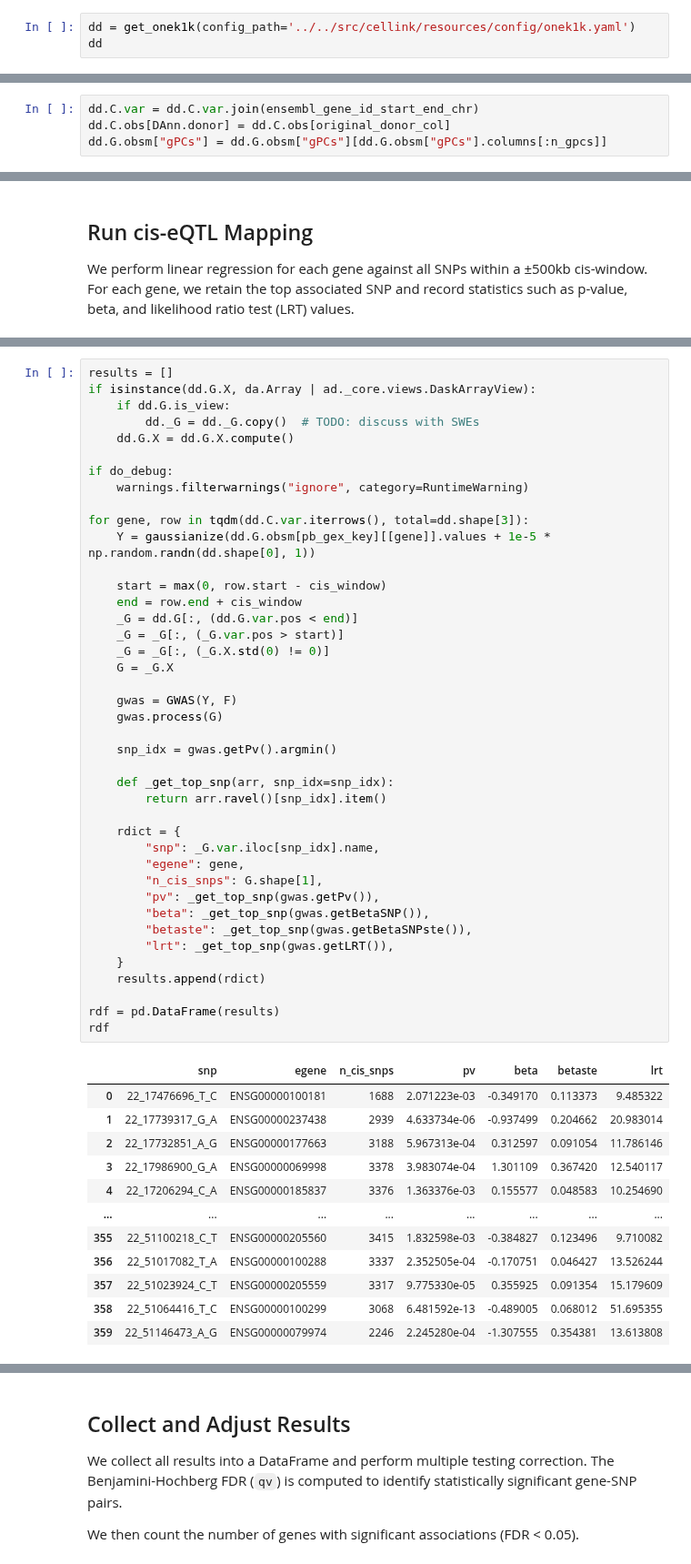
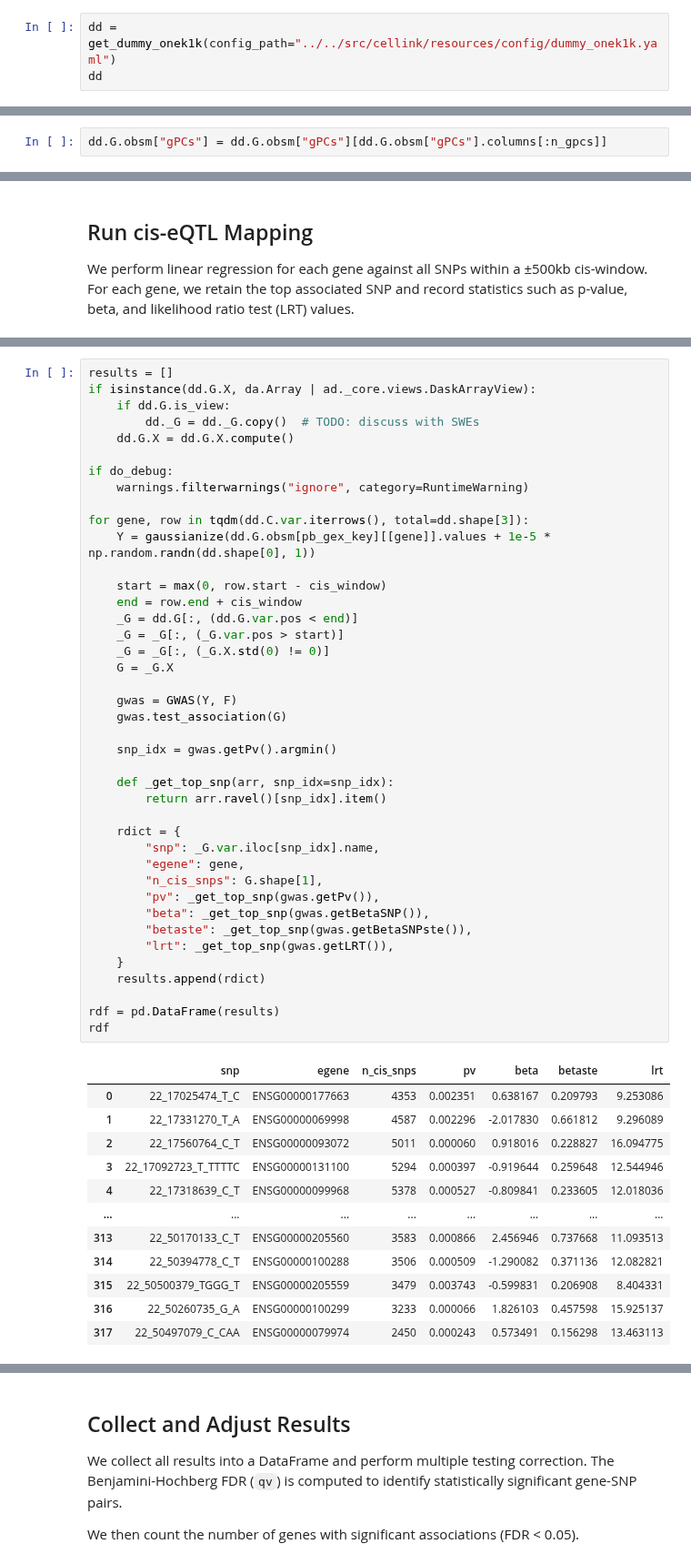
Before and after one commit to theislab/cellink, a Jupyter notebook: docs/tutorials/pseudobulk_eqtl.ipynb, the cells around one changed output, grey strips where cells are left out. Shown at 91% size. Drawn from its saved outputs; the diff is of its cells as text.

```diff
--- a/docs/tutorials/pseudobulk_eqtl.ipynb
+++ b/docs/tutorials/pseudobulk_eqtl.ipynb
@@ -45,4 +44,4 @@ Here, we load a prepared dataset (`onek1k`) that includes genotype and expressio
 # %%
-dd = get_onek1k(config_path='../../src/cellink/resources/config/onek1k.yaml')
+dd = get_dummy_onek1k(config_path="../../src/cellink/resources/config/dummy_onek1k.yaml")
 dd
 # %% [output]
@@ -101,6 +68,4 @@ ensembl_gene_id_start_end_chr
 # %%
-dd.C.var = dd.C.var.join(ensembl_gene_id_start_end_chr)
-dd.C.obs[DAnn.donor] = dd.C.obs[original_donor_col]
 dd.G.obsm["gPCs"] = dd.G.obsm["gPCs"][dd.G.obsm["gPCs"].columns[:n_gpcs]]
 # %% [markdown]
 ## Normalize and Filter Expression Data
@@ -250,42 +212,42 @@ for gene, row in tqdm(dd.C.var.iterrows(), total=dd.shape[3]):
 
     start = max(0, row.start - cis_window)
     end = row.end + cis_window
     _G = dd.G[:, (dd.G.var.pos < end)]
     _G = _G[:, (_G.var.pos > start)]
     _G = _G[:, (_G.X.std(0) != 0)]
     G = _G.X
 
     gwas = GWAS(Y, F)
-    gwas.process(G)
+    gwas.test_association(G)
 
     snp_idx = gwas.getPv().argmin()
 
     def _get_top_snp(arr, snp_idx=snp_idx):
         return arr.ravel()[snp_idx].item()
 
     rdict = {
         "snp": _G.var.iloc[snp_idx].name,
         "egene": gene,
         "n_cis_snps": G.shape[1],
         "pv": _get_top_snp(gwas.getPv()),
         "beta": _get_top_snp(gwas.getBetaSNP()),
         "betaste": _get_top_snp(gwas.getBetaSNPste()),
         "lrt": _get_top_snp(gwas.getLRT()),
     }
     results.append(rdict)
 
 rdf = pd.DataFrame(results)
 rdf
 # %% [output]
 |  | snp | egene | n_cis_snps | pv | beta | betaste | lrt |
-| 0 | 22_17476696_T_C | ENSG00000100181 | 1688 | 2.071223e-03 | -0.349170 | 0.113373 | 9.485322 |
-| 1 | 22_17739317_G_A | ENSG00000237438 | 2939 | 4.633734e-06 | -0.937499 | 0.204662 | 20.983014 |
-| 2 | 22_17732851_A_G | ENSG00000177663 | 3188 | 5.967313e-04 | 0.312597 | 0.091054 | 11.786146 |
-| 3 | 22_17986900_G_A | ENSG00000069998 | 3378 | 3.983074e-04 | 1.301109 | 0.367420 | 12.540117 |
-| 4 | 22_17206294_C_A | ENSG00000185837 | 3376 | 1.363376e-03 | 0.155577 | 0.048583 | 10.254690 |
+| 0 | 22_17025474_T_C | ENSG00000177663 | 4353 | 0.002351 | 0.638167 | 0.209793 | 9.253086 |
+| 1 | 22_17331270_T_A | ENSG00000069998 | 4587 | 0.002296 | -2.017830 | 0.661812 | 9.296089 |
+| 2 | 22_17560764_C_T | ENSG00000093072 | 5011 | 0.000060 | 0.918016 | 0.228827 | 16.094775 |
+| 3 | 22_17092723_T_TTTTC | ENSG00000131100 | 5294 | 0.000397 | -0.919644 | 0.259648 | 12.544946 |
+| 4 | 22_17318639_C_T | ENSG00000099968 | 5378 | 0.000527 | -0.809841 | 0.233605 | 12.018036 |
 | ... | ... | ... | ... | ... | ... | ... | ... |
-| 355 | 22_51100218_C_T | ENSG00000205560 | 3415 | 1.832598e-03 | -0.384827 | 0.123496 | 9.710082 |
-| 356 | 22_51017082_T_A | ENSG00000100288 | 3337 | 2.352505e-04 | -0.170751 | 0.046427 | 13.526244 |
-| 357 | 22_51023924_C_T | ENSG00000205559 | 3317 | 9.775330e-05 | 0.355925 | 0.091354 | 15.179609 |
-| 358 | 22_51064416_T_C | ENSG00000100299 | 3068 | 6.481592e-13 | -0.489005 | 0.068012 | 51.695355 |
-| 359 | 22_51146473_A_G | ENSG00000079974 | 2246 | 2.245280e-04 | -1.307555 | 0.354381 | 13.613808 |
+| 313 | 22_50170133_C_T | ENSG00000205560 | 3583 | 0.000866 | 2.456946 | 0.737668 | 11.093513 |
+| 314 | 22_50394778_C_T | ENSG00000100288 | 3506 | 0.000509 | -1.290082 | 0.371136 | 12.082821 |
+| 315 | 22_50500379_TGGG_T | ENSG00000205559 | 3479 | 0.003743 | -0.599831 | 0.206908 | 8.404331 |
+| 316 | 22_50260735_G_A | ENSG00000100299 | 3233 | 0.000066 | 1.826103 | 0.457598 | 15.925137 |
+| 317 | 22_50497079_C_CAA | ENSG00000079974 | 2450 | 0.000243 | 0.573491 | 0.156298 | 13.463113 |
```
Also changed, not shown: parts of 18 cells of this notebook, 15 other files.
